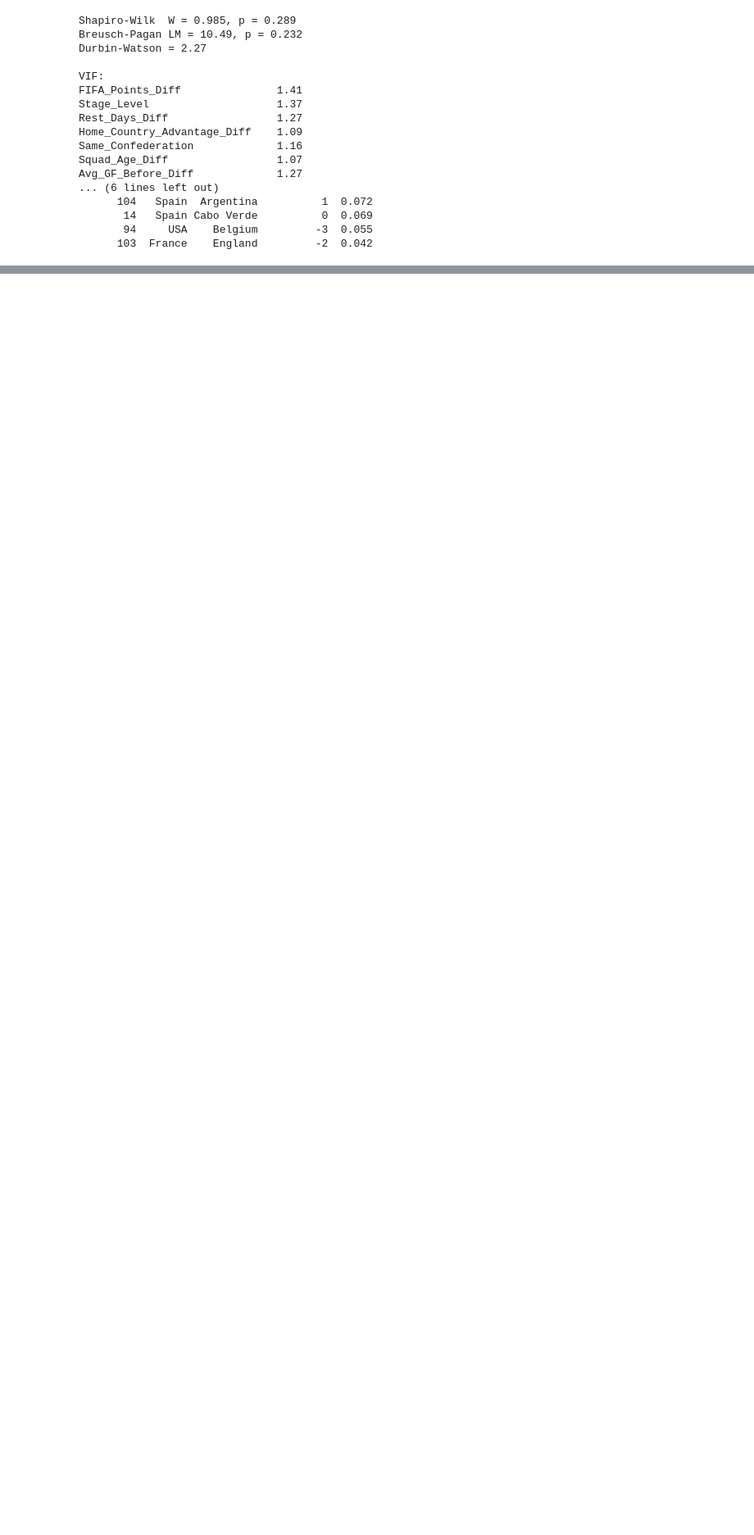
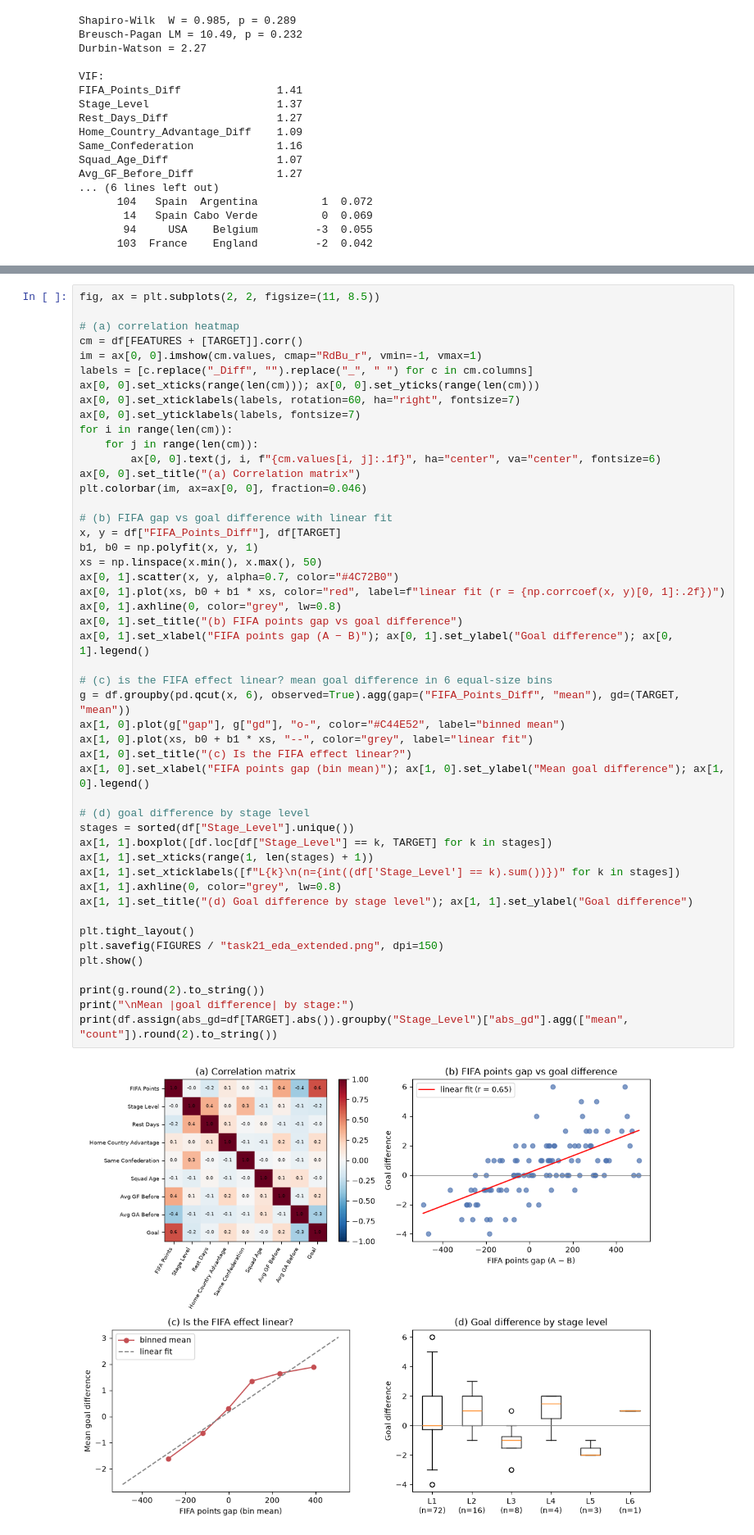
Before and after one commit to NishanThapa10/HIT140-WorldCup2026, a Jupyter notebook: notebooks/10_task21_goal_diff.ipynb, the cells around one changed output, grey strips where cells are left out. Shown at 82% size. Saved outputs shown, nothing was run; the diff lists cells and outputs as text; blank space fills up the shorter version.

```diff
--- a/notebooks/10_task21_goal_diff.ipynb
+++ b/notebooks/10_task21_goal_diff.ipynb
@@ -295,0 +305,50 @@ print("\nBest variant:", opt.loc[opt["RMSE"].idxmin(), "variant"])
+# %%
+fig, ax = plt.subplots(2, 2, figsize=(11, 8.5))
+
+# (a) correlation heatmap
+cm = df[FEATURES + [TARGET]].corr()
+im = ax[0, 0].imshow(cm.values, cmap="RdBu_r", vmin=-1, vmax=1)
+labels = [c.replace("_Diff", "").replace("_", " ") for c in cm.columns]
+ax[0, 0].set_xticks(range(len(cm))); ax[0, 0].set_yticks(range(len(cm)))
+ax[0, 0].set_xticklabels(labels, rotation=60, ha="right", fontsize=7)
+ax[0, 0].set_yticklabels(labels, fontsize=7)
+for i in range(len(cm)):
+    for j in range(len(cm)):
+        ax[0, 0].text(j, i, f"{cm.values[i, j]:.1f}", ha="center", va="center", fontsize=6)
+ax[0, 0].set_title("(a) Correlation matrix")
+plt.colorbar(im, ax=ax[0, 0], fraction=0.046)
+
+# (b) FIFA gap vs goal difference with linear fit
+x, y = df["FIFA_Points_Diff"], df[TARGET]
+b1, b0 = np.polyfit(x, y, 1)
+xs = np.linspace(x.min(), x.max(), 50)
+ax[0, 1].scatter(x, y, alpha=0.7, color="#4C72B0")
+ax[0, 1].plot(xs, b0 + b1 * xs, color="red", label=f"linear fit (r = {np.corrcoef(x, y)[0, 1]:.2f})")
+ax[0, 1].axhline(0, color="grey", lw=0.8)
+ax[0, 1].set_title("(b) FIFA points gap vs goal difference")
+ax[0, 1].set_xlabel("FIFA points gap (A − B)"); ax[0, 1].set_ylabel("Goal difference"); ax[0, 1].legend()
+
+# (c) is the FIFA effect linear? mean goal difference in 6 equal-size bins
+g = df.groupby(pd.qcut(x, 6), observed=True).agg(gap=("FIFA_Points_Diff", "mean"), gd=(TARGET, "mean"))
+ax[1, 0].plot(g["gap"], g["gd"], "o-", color="#C44E52", label="binned mean")
+ax[1, 0].plot(xs, b0 + b1 * xs, "--", color="grey", label="linear fit")
+ax[1, 0].set_title("(c) Is the FIFA effect linear?")
+ax[1, 0].set_xlabel("FIFA points gap (bin mean)"); ax[1, 0].set_ylabel("Mean goal difference"); ax[1, 0].legend()
+
+# (d) goal difference by stage level
+stages = sorted(df["Stage_Level"].unique())
+ax[1, 1].boxplot([df.loc[df["Stage_Level"] == k, TARGET] for k in stages])
+ax[1, 1].set_xticks(range(1, len(stages) + 1))
+ax[1, 1].set_xticklabels([f"L{k}\n(n={int((df['Stage_Level'] == k).sum())})" for k in stages])
+ax[1, 1].axhline(0, color="grey", lw=0.8)
+ax[1, 1].set_title("(d) Goal difference by stage level"); ax[1, 1].set_ylabel("Goal difference")
+
+plt.tight_layout()
+plt.savefig(FIGURES / "task21_eda_extended.png", dpi=150)
+plt.show()
+
+print(g.round(2).to_string())
+print("\nMean |goal difference| by stage:")
+print(df.assign(abs_gd=df[TARGET].abs()).groupby("Stage_Level")["abs_gd"].agg(["mean", "count"]).round(2).to_string())
+# %% [output]
+[figure, added]
```
Also changed, not shown: parts of 3 cells of this notebook, 2 other files.
